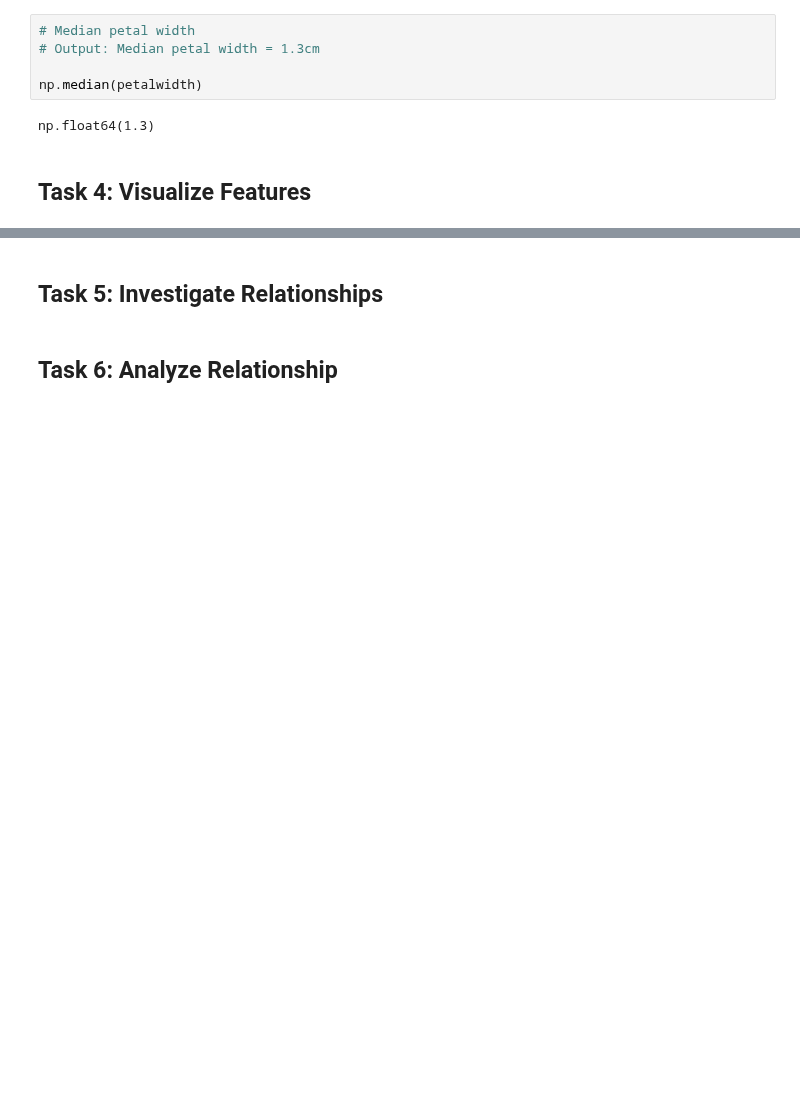
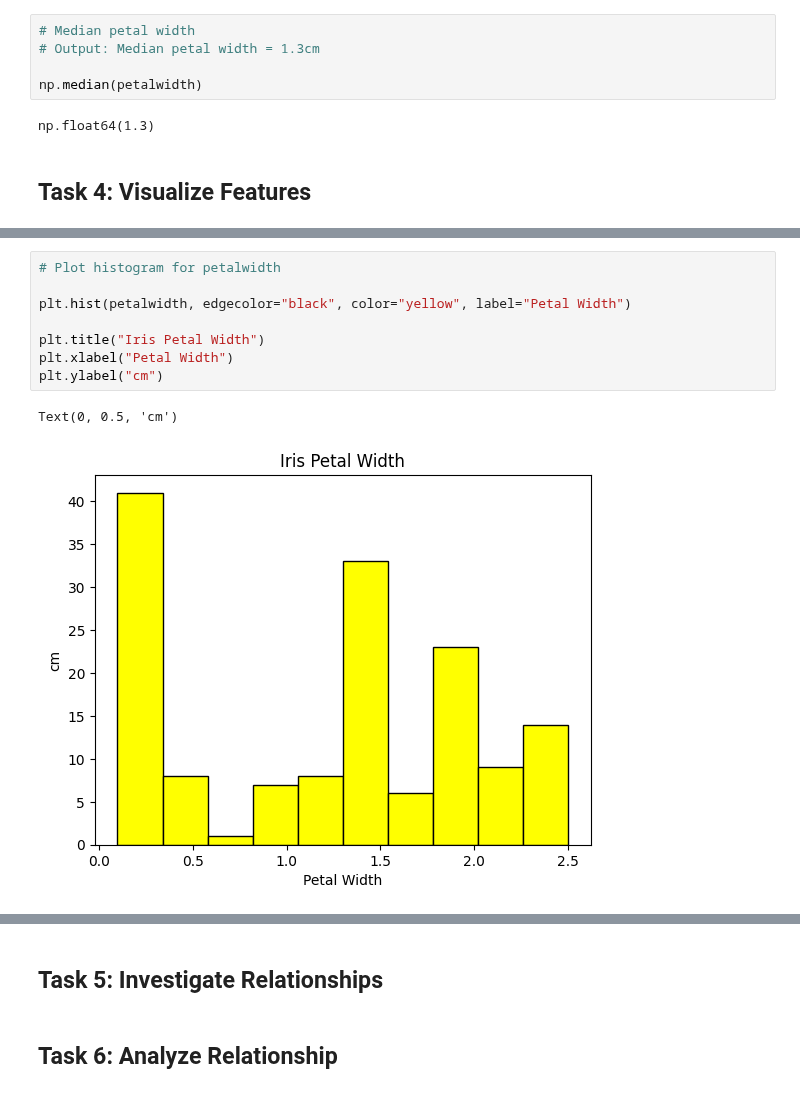
Before and after one commit to seasid3/seasid3-prin_data_analy, a Jupyter notebook: tasks.ipynb, the cells around one changed output, grey strips where cells are left out. Cells and saved outputs as stored; diff of their text form; blank space fills up the shorter version.

```diff
--- a/tasks.ipynb
+++ b/tasks.ipynb
@@ -389,0 +378,11 @@ plt.hist(sepallength, edgecolor="black", label="Sepal Length", alpha = 0.5)
+# %%
+# Plot histogram for petalwidth
+
+plt.hist(petalwidth, edgecolor="black", color="yellow", label="Petal Width")
+
+plt.title("Iris Petal Width")
+plt.xlabel("Petal Width")
+plt.ylabel("cm")
+# %% [output]
+Text(0, 0.5, 'cm')
+[figure, added]
```
Also changed, not shown: parts of 15 cells of this notebook.
